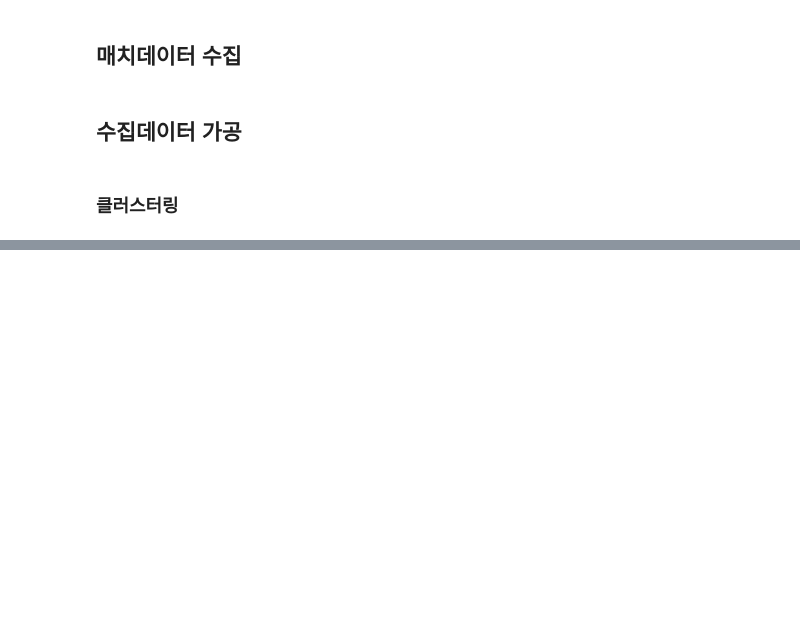
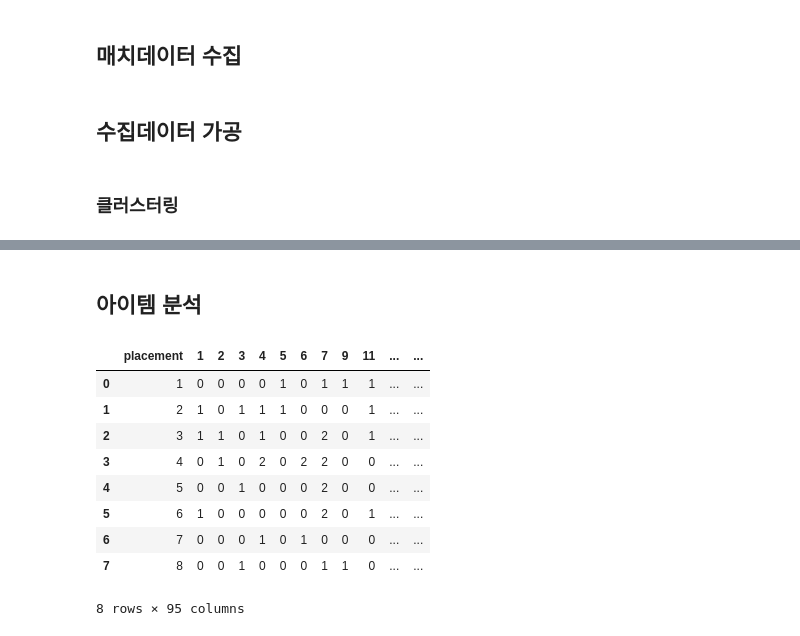
Before and after one commit to dogzz9445/team_fight_tactics_analyze, a Jupyter notebook: Main.ipynb, the cells around one changed output, grey strips where cells are left out. Cells and saved outputs as stored; diff of their text form; code cells hidden in the pictures; blank space fills up the shorter version.

```diff
--- a/Main.ipynb
+++ b/Main.ipynb
@@ -301,0 +426,2 @@ df_result.groupby('label').agg(['mean'])['placement']
+# %% [markdown]
+## 아이템 분석
@@ -301,0 +464,24 @@ df_result.groupby('label').agg(['mean'])['placement']
+# %%
+df_items = GetItemOntHot(matches).drop(['companion',
+                                       'gold_left',
+                                       'last_round',
+                                       'level',
+                                       'players_eliminated',
+                                       'puuid',
+                                       'time_eliminated',
+                                       'total_damage_to_players',
+                                       'traits',
+                                       'units'], axis=1)
+# %%
+df_items.groupby(['placement'],as_index=False).sum()
+# %% [output]
+|  | placement | 1 | 2 | 3 | 4 | 5 | 6 | 7 | 9 | 11 | ... | ... |
+| 0 | 1 | 0 | 0 | 0 | 0 | 1 | 0 | 1 | 1 | 1 | ... | ... |
+| 1 | 2 | 1 | 0 | 1 | 1 | 1 | 0 | 0 | 0 | 1 | ... | ... |
+| 2 | 3 | 1 | 1 | 0 | 1 | 0 | 0 | 2 | 0 | 1 | ... | ... |
+| 3 | 4 | 0 | 1 | 0 | 2 | 0 | 2 | 2 | 0 | 0 | ... | ... |
+| 4 | 5 | 0 | 0 | 1 | 0 | 0 | 0 | 2 | 0 | 0 | ... | ... |
+| 5 | 6 | 1 | 0 | 0 | 0 | 0 | 0 | 2 | 0 | 1 | ... | ... |
+| 6 | 7 | 0 | 0 | 0 | 1 | 0 | 1 | 0 | 0 | 0 | ... | ... |
+| 7 | 8 | 0 | 0 | 1 | 0 | 0 | 0 | 1 | 1 | 0 | ... | ... |
+8 rows × 95 columns
```
Also changed, not shown: parts of 27 cells of this notebook, 4 other files.
